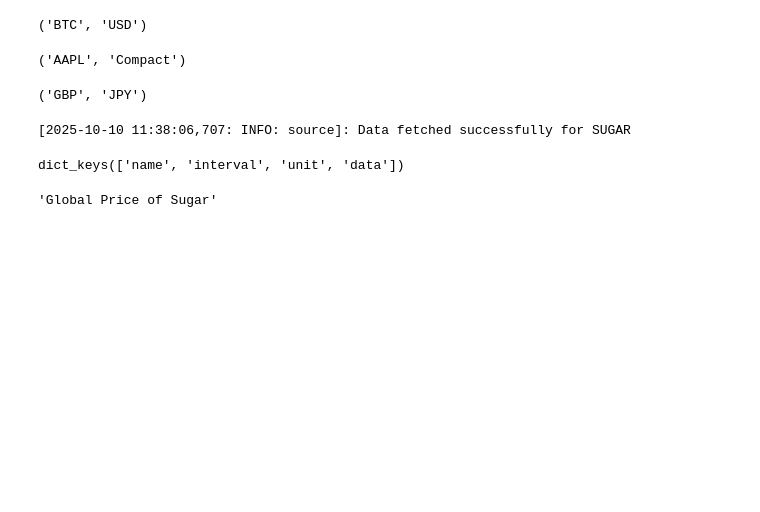
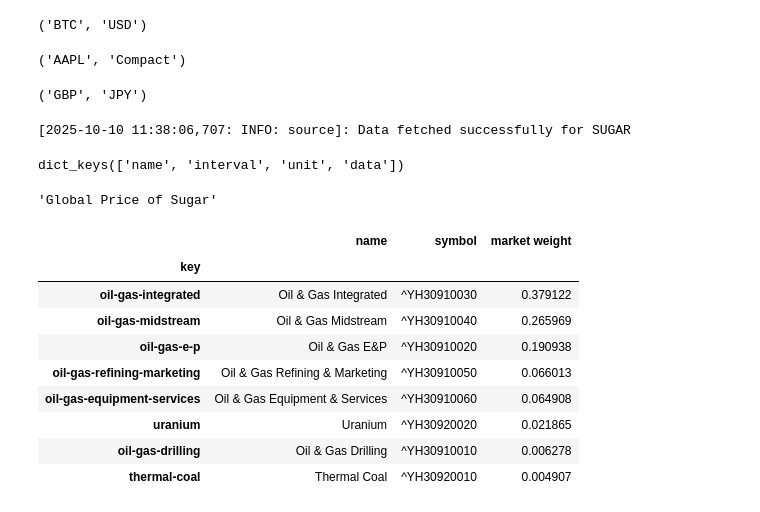
Before and after one commit to Archbaer/cupcake_mononoke, a Jupyter notebook: src/mononoke/notebooks/research.ipynb, the cells around one changed output. Cells and saved outputs as stored; diff of their text form; code cells hidden in the pictures; blank space fills up the shorter version.

```diff
--- a/src/mononoke/notebooks/research.ipynb
+++ b/src/mononoke/notebooks/research.ipynb
@@ -451,0 +454,13 @@ commodities['name']
+# %%
+yf.Sector('energy').industries
+# %% [output]
+|  | name | symbol | market weight |
+| key |  |  |  |
+| oil-gas-integrated | Oil & Gas Integrated | ^YH30910030 | 0.379122 |
+| oil-gas-midstream | Oil & Gas Midstream | ^YH30910040 | 0.265969 |
+| oil-gas-e-p | Oil & Gas E&P | ^YH30910020 | 0.190938 |
+| oil-gas-refining-marketing | Oil & Gas Refining & Marketing | ^YH30910050 | 0.066013 |
+| oil-gas-equipment-services | Oil & Gas Equipment & Services | ^YH30910060 | 0.064908 |
+| uranium | Uranium | ^YH30920020 | 0.021865 |
+| oil-gas-drilling | Oil & Gas Drilling | ^YH30910010 | 0.006278 |
+| thermal-coal | Thermal Coal | ^YH30920010 | 0.004907 |
```
Also changed, not shown: parts of 14 cells of this notebook, 2 other files.
